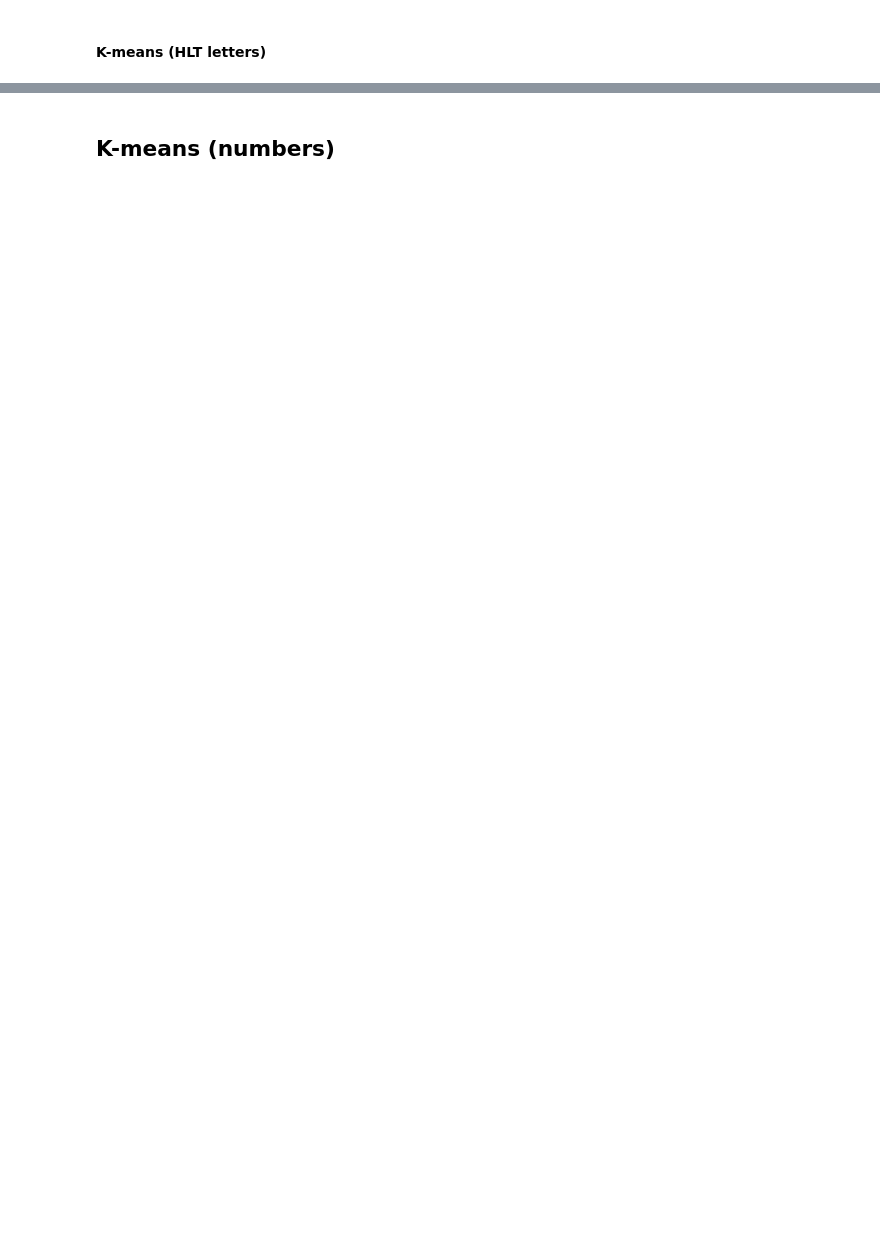
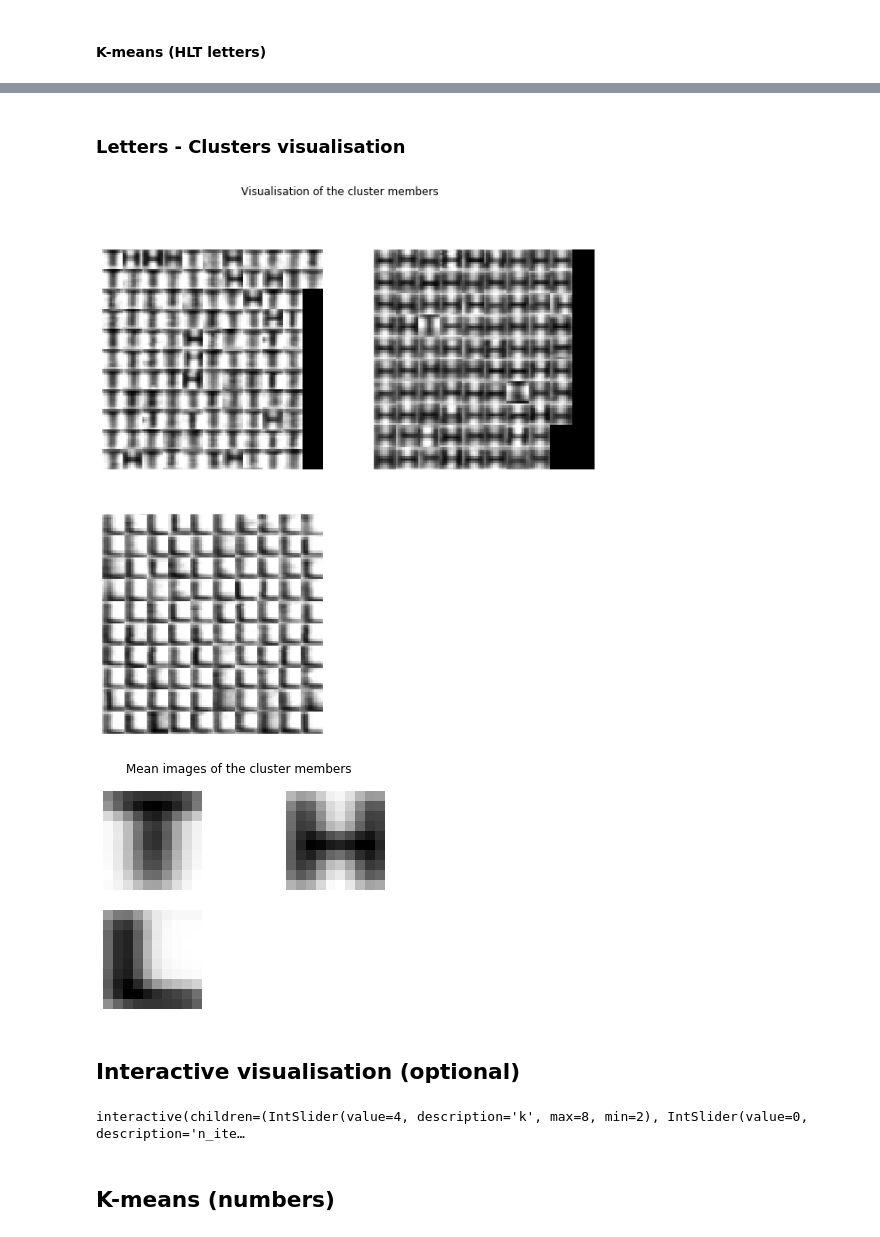
Before and after one commit to matouspelikan/rpzCTU, a Jupyter notebook: assignment_kmeans_template/kmeans.ipynb, the cells around one changed output, grey strips where cells are left out. Cells and saved outputs as stored; diff of their text form; code cells hidden in the pictures; blank space fills up the shorter version.

```diff
--- a/assignment_kmeans_template/kmeans.ipynb
+++ b/assignment_kmeans_template/kmeans.ipynb
@@ -73,3 +35,35 @@ show_mean_images(images, c);
+# %% [markdown]
+### Letters - Clusters visualisation
+# %%
+show_clustered_images(letters_images, cluster_labels, title='Visualisation of the cluster members')
+show_mean_images(letters_images, cluster_labels, title='Mean images of the cluster members');
+# %% [output]
+[figure, added]
+[figure, added]
+# %% [markdown]
+## Interactive visualisation (optional)
+# %%
+try:
+    from ipywidgets import interact, interactive, fixed
+
+    seed = 0
+    np.random.seed(seed)
+    x = gen_kmeanspp_data()
+
+    @interact(k=(2,8), n_iter=(0, 50, 1))
+    def plot_k_means(k=4, n_iter=0):
+        np.random.seed(seed)
+        centroids = x[:, np.random.choice(range(x.shape[1]), k, replace=False)]
+        if n_iter==0:
+            show_clusters(x, np.ones([1, x.shape[1]]), centroids, title='K-means init')
+        else:
+            cluster_labels, centroids, _ = k_means(x, k, n_iter, False, centroids)
+            show_clusters(x, cluster_labels, centroids, title='K-means {:d}-iters'.format(n_iter))
+
+except ImportError:
+    print('Optional feature.')
+# %% [output]
+interactive(children=(IntSlider(value=4, description='k', max=8, min=2), IntSlider(value=0, description='n_ite…
 # %% [markdown]
 ## K-means (numbers)
 # %%
```
Also changed, not shown: parts of 19 cells of this notebook, 5 other files.
